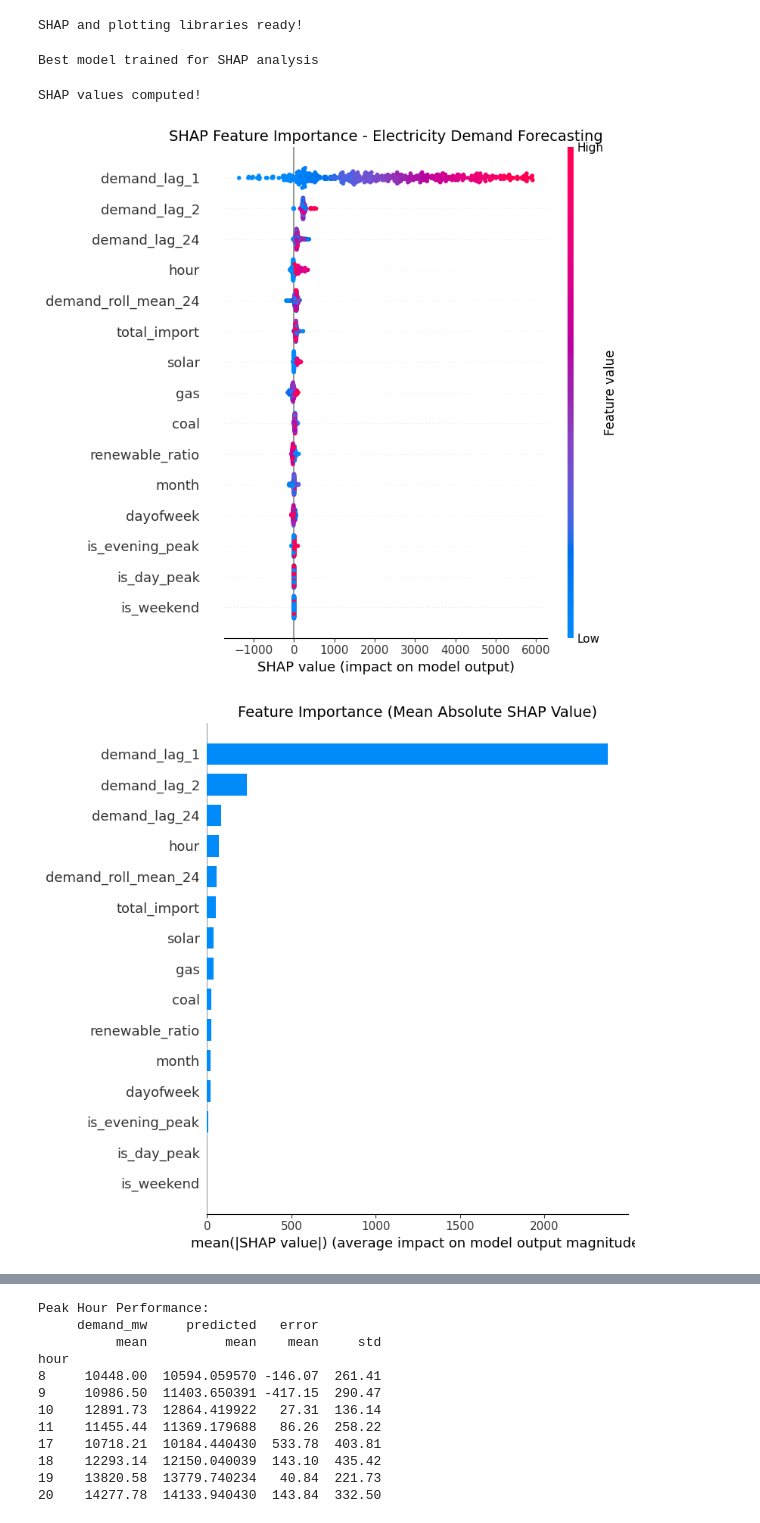
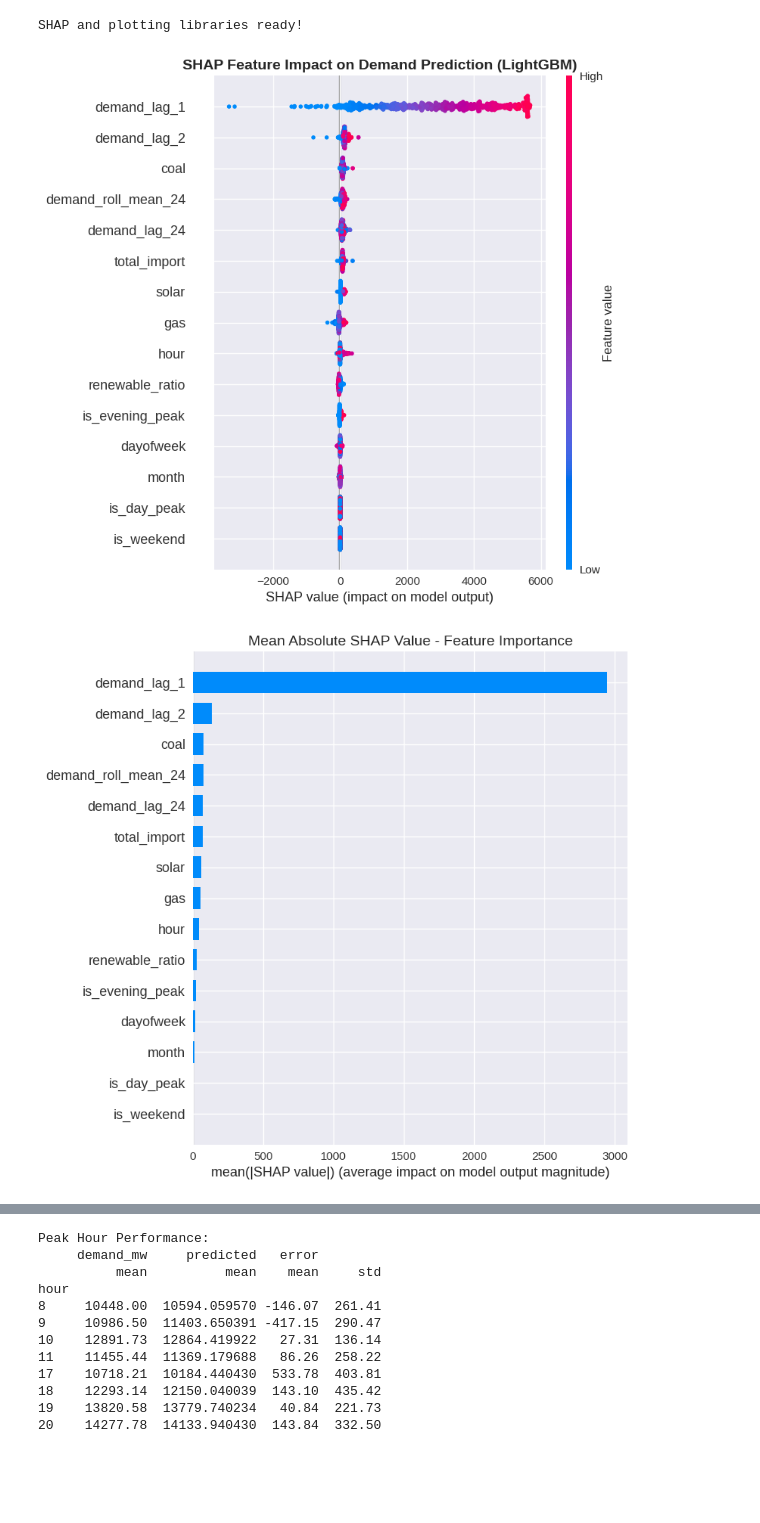
Before and after one commit to proshenjitbarua06-dot/skill-morph, a Jupyter notebook: Comparative_Analysis_of_Machine_Learning_Models_for_Short_Term_Electricity_Demand_Forecasting_in_Bangladesh_A_SHAP_Enabled_Interpretability_Study_Using_Hourly_PGCB_Data_(2015–2025).ipynb, the cells around one changed output, grey strips where cells are left out. Drawn from its saved outputs; the diff is of its cells as text; code cells hidden in the pictures; blank space fills up the shorter version.

```diff
--- a/Comparative_Analysis_of_Machine_Learning_Models_for_Short_Term_Electricity_Demand_Forecasting_in_Bangladesh_A_SHAP_Enabled_Interpretability_Study_Using_Hourly_PGCB_Data_(2015–2025).ipynb
+++ b/Comparative_Analysis_of_Machine_Learning_Models_for_Short_Term_Electricity_Demand_Forecasting_in_Bangladesh_A_SHAP_Enabled_Interpretability_Study_Using_Hourly_PGCB_Data_(2015–2025).ipynb
@@ -276,50 +414,30 @@ import pandas as pd
 print("SHAP and plotting libraries ready!")
 # %% [output]
 SHAP and plotting libraries ready!
-# %%
-# Using XGBoost as it's fast and SHAP works well with it
-from xgboost import XGBRegressor
-
-best_model = XGBRegressor(
-    n_estimators=400,
-    learning_rate=0.05,
-    max_depth=8,
-    random_state=42
-)
-
-best_model.fit(X_train, y_train)
-
-print("Best model trained for SHAP analysis")
-# %% [output]
-Best model trained for SHAP analysis
-# %%
-# Create SHAP Explainer
-explainer = shap.TreeExplainer(best_model)
-
-# Calculate SHAP values on test set (use subset for speed if dataset is large)
-X_test_sample = X_test.iloc[-500:]  # Last 500 samples for faster computation
-
-shap_values = explainer.shap_values(X_test_sample)
-
-print("SHAP values computed!")
-# %% [output]
-SHAP values computed!
-# %%
-plt.figure(figsize=(12, 8))
-shap.summary_plot(shap_values, X_test_sample, plot_type="dot", show=False)
-plt.title("SHAP Feature Importance - Electricity Demand Forecasting", fontsize=14)
-plt.tight_layout()
-plt.savefig('shap_summary_plot.png', dpi=300, bbox_inches='tight')
-plt.show()
-# %% [output]
-[figure, removed]
-# %%
-plt.figure(figsize=(10, 6))
-shap.summary_plot(shap_values, X_test_sample, plot_type="bar", show=False)
-plt.title("Feature Importance (Mean Absolute SHAP Value)", fontsize=14)
-plt.tight_layout()
-plt.savefig('shap_bar_plot.png', dpi=300, bbox_inches='tight')
-plt.show()
-# %% [output]
-[figure, removed]
+# %%
+import shap
+
+# SHAP Explainer for LightGBM
+explainer = shap.TreeExplainer(best_model)
+X_test_sample = X_test.iloc[-800:]   # Sample for speed
+shap_values = explainer.shap_values(X_test_sample)
+
+# 1. SHAP Summary Plot
+plt.figure(figsize=(12, 8))
+shap.summary_plot(shap_values, X_test_sample, plot_type="dot", show=False)
+plt.title("SHAP Feature Impact on Demand Prediction (LightGBM)", fontsize=14, fontweight='bold')
+plt.tight_layout()
+plt.savefig('shap_summary_lightgbm.png', dpi=300)
+plt.show()
+
+# 2. SHAP Bar Plot (Feature Importance)
+plt.figure(figsize=(10, 6))
+shap.summary_plot(shap_values, X_test_sample, plot_type="bar", show=False)
+plt.title("Mean Absolute SHAP Value - Feature Importance", fontsize=14)
+plt.tight_layout()
+plt.savefig('shap_importance_bar.png', dpi=300)
+plt.show()
+# %% [output]
+[figure, added]
+[figure, added]
 # %%
```
Also changed, not shown: parts of 11 cells of this notebook.
